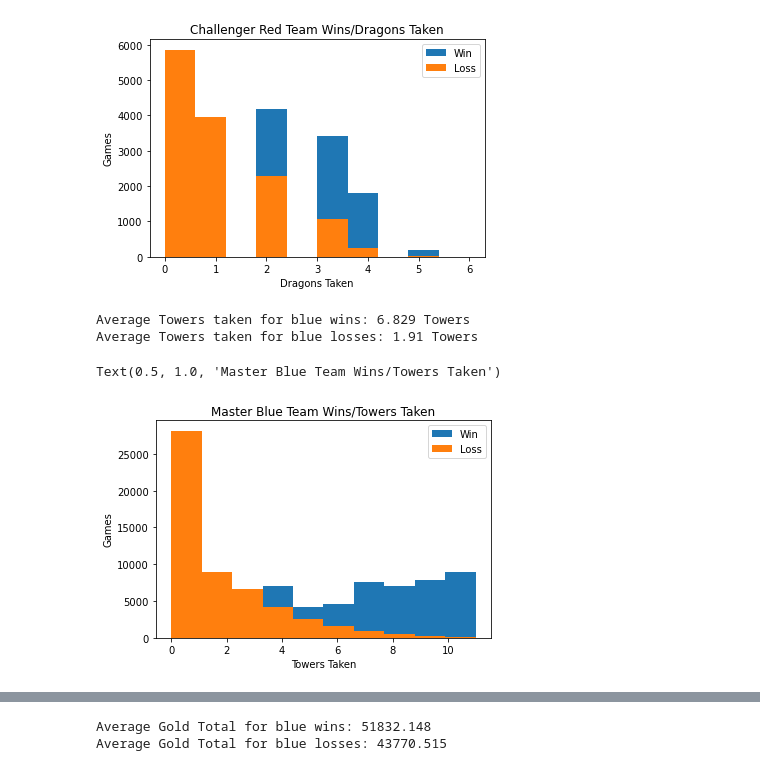
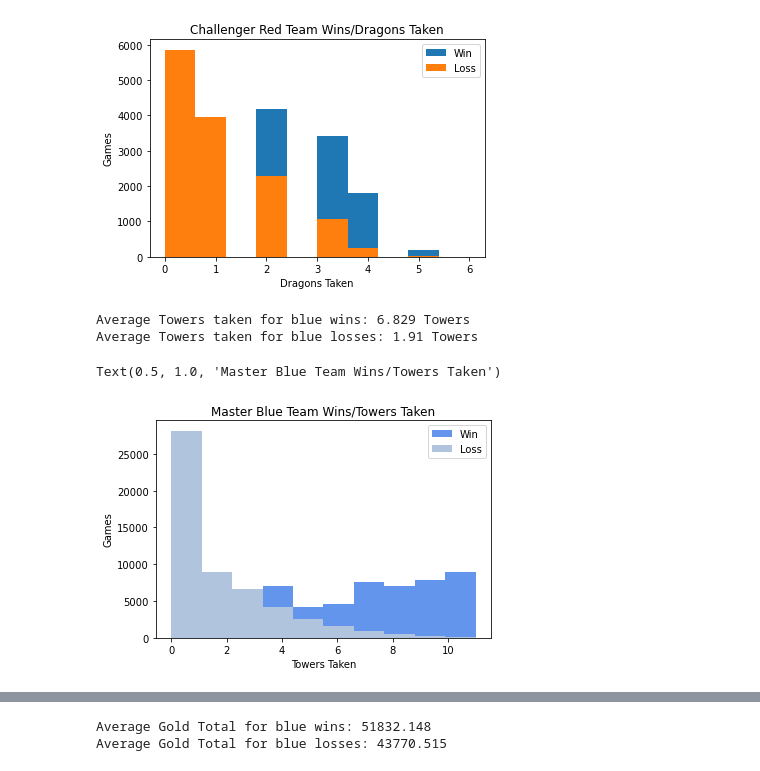
Before and after one commit to josephchancey/riot-lol-match-trends, a Jupyter notebook: Notebooks/LoL Trend Analysis.ipynb, the cells around one changed output, grey strips where cells are left out. Saved outputs shown, nothing was run; the diff lists cells and outputs as text; code cells hidden in the pictures.

```diff
--- a/Notebooks/LoL Trend Analysis.ipynb
+++ b/Notebooks/LoL Trend Analysis.ipynb
@@ -618,19 +618,19 @@ Average dragon kills for red wins: 2.171 Dragons
 Average dragon kills for red losses: 0.957 Dragons
 [figure]
 # %%
-# Histogram on Towers Taken for Wins Against Losses - Master
-plt.hist(m_bluewins_df.blueTowerKills, label="Win")
-plt.hist(m_blueloss_df.blueTowerKills, label="Loss")
+# Histogram on Towers Taken for Wins Against Losses Blue - Master
+plt.hist(m_bluewins_df.blueTowerKills, label="Win", color='cornflowerblue')
+plt.hist(m_blueloss_df.blueTowerKills, label="Loss", color='lightsteelblue')
 plt.legend(loc="upper right")
 print(f"Average Towers taken for blue wins: {round(m_bluewins_df['blueTowerKills'].mean(), 3)} Towers")
 print(f"Average Towers taken for blue losses: {round(m_blueloss_df['blueTowerKills'].mean(), 3)} Towers")
 plt.xlabel('Towers Taken')
 plt.ylabel('Games')
 plt.title('Master Blue Team Wins/Towers Taken')
 
 #plt.savefig('../Images/master_blue_histo_towers_total.png')
 # %% [output]
 Average Towers taken for blue wins: 6.829 Towers
 Average Towers taken for blue losses: 1.91 Towers
 Text(0.5, 1.0, 'Master Blue Team Wins/Towers Taken')
-[figure, old version]
+[figure, new version]
```
Also changed, not shown: parts of 5 cells of this notebook.
